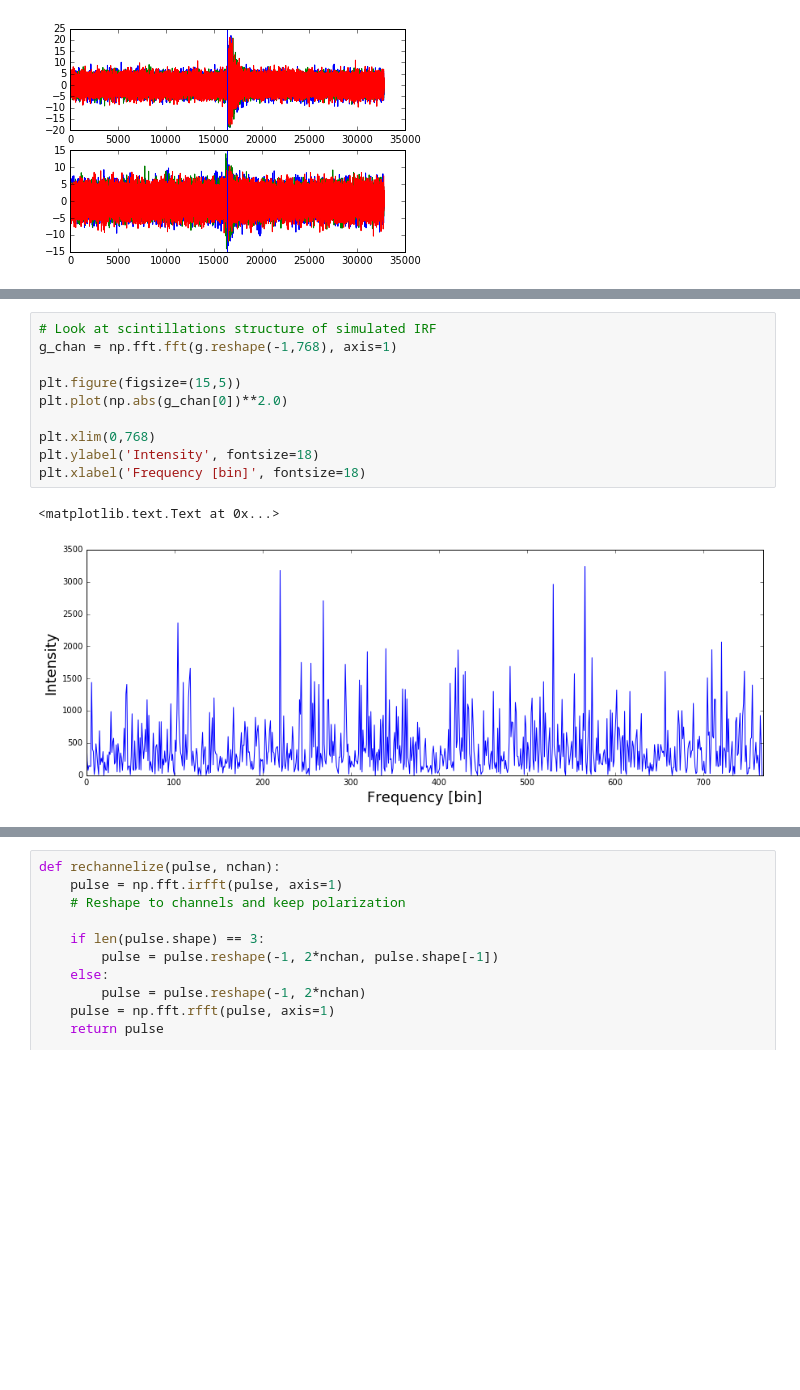
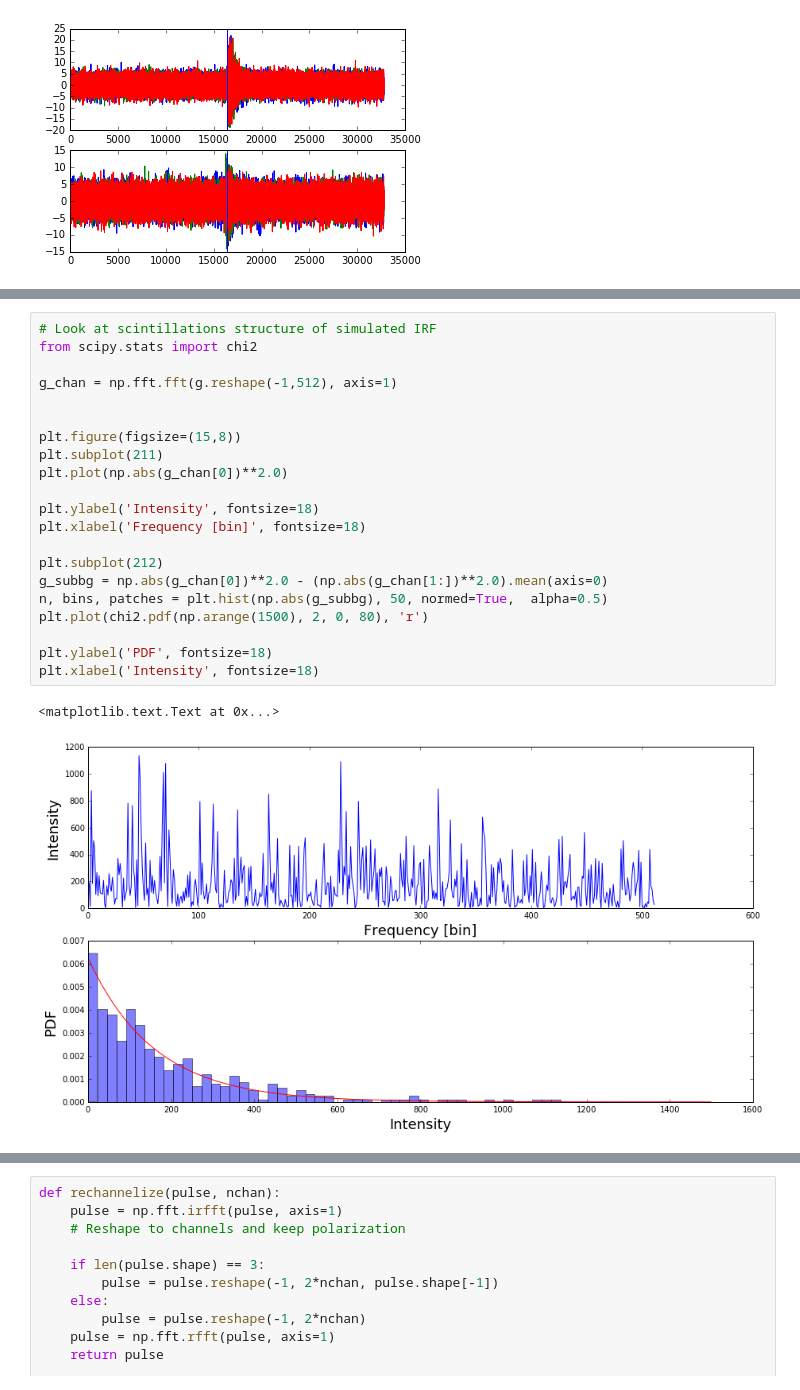
Before and after one commit to ramain/scint_analysis, a Jupyter notebook: b1957_GPs/NoiseSims.ipynb, the cells around one changed output, grey strips where cells are left out. Cells and saved outputs as stored; diff of their text form; blank space fills up the shorter version.

```diff
--- a/b1957_GPs/NoiseSims.ipynb
+++ b/b1957_GPs/NoiseSims.ipynb
@@ -84,13 +84,24 @@ plt.xlabel('Time (Nyquist Sampling)')
 # %%
 # Look at scintillations structure of simulated IRF
-g_chan = np.fft.fft(g.reshape(-1,768), axis=1)
+from scipy.stats import chi2
 
-plt.figure(figsize=(15,5))
+g_chan = np.fft.fft(g.reshape(-1,512), axis=1)
+
+
+plt.figure(figsize=(15,8))
+plt.subplot(211)
 plt.plot(np.abs(g_chan[0])**2.0)
 
-plt.xlim(0,768)
 plt.ylabel('Intensity', fontsize=18)
 plt.xlabel('Frequency [bin]', fontsize=18)
+
+plt.subplot(212)
+g_subbg = np.abs(g_chan[0])**2.0 - (np.abs(g_chan[1:])**2.0).mean(axis=0)
+n, bins, patches = plt.hist(np.abs(g_subbg), 50, normed=True,  alpha=0.5)
+plt.plot(chi2.pdf(np.arange(1500), 2, 0, 80), 'r')
+
+plt.ylabel('PDF', fontsize=18)
+plt.xlabel('Intensity', fontsize=18)
 # %% [output]
 <matplotlib.text.Text at 0x...>
-[figure, old version]
+[figure, new version]
```
Also changed, not shown: parts of 23 cells of this notebook.
